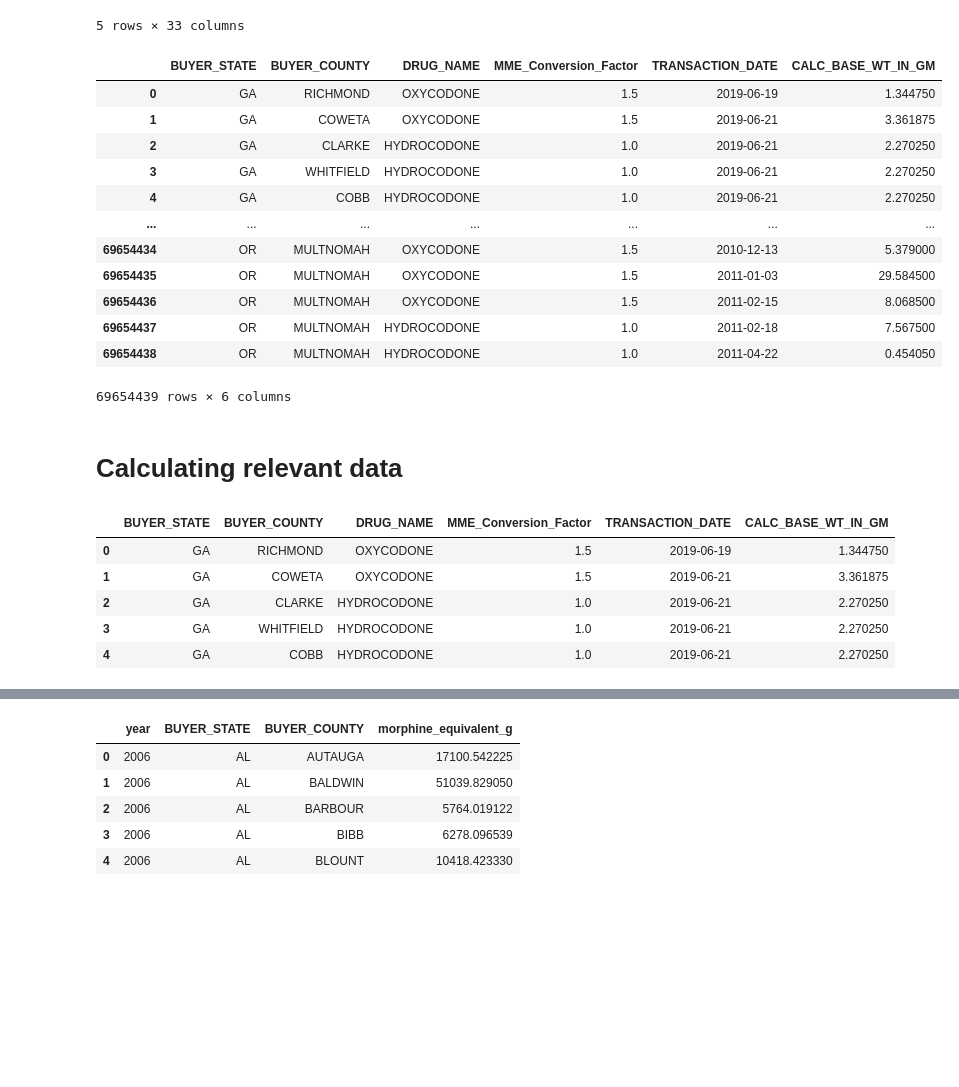
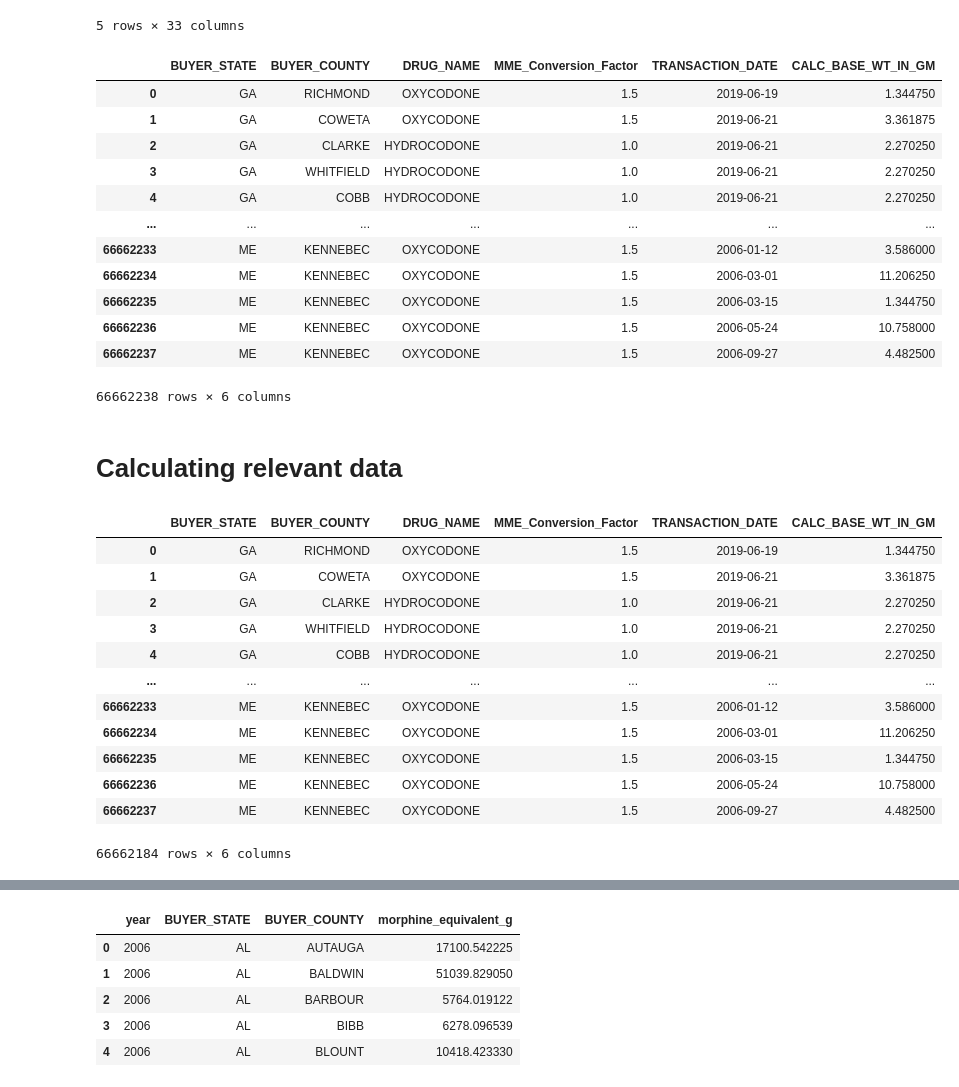
Before and after one commit to MIDS-at-Duke/opioids-2024-data-queens-king, a Jupyter notebook: Calc Opioid Shipments.ipynb, the cells around one changed output, grey strips where cells are left out. Saved outputs shown, nothing was run; the diff lists cells and outputs as text; code cells hidden in the pictures; blank space fills up the shorter version.

```diff
--- a/Calc Opioid Shipments.ipynb
+++ b/Calc Opioid Shipments.ipynb
@@ -39,7 +39,7 @@ variables_to_keep = [
 # Chunking
 chunk_size = 100000
 chunk_list = []
-states_to_keep = ["FL", "WA", "OR", "GA", "OK", "AL", "CO", "MN"]
+states_to_keep = ["FL", "WA", "OR", "GA", "OK", "AL", "CO", "ME"]
 
 
 # Read in chunks, filtering for Texas and relevant columns
@@ -62,27 +62,35 @@ df
 | 3 | GA | WHITFIELD | HYDROCODONE | 1.0 | 2019-06-21 | 2.270250 |
 | 4 | GA | COBB | HYDROCODONE | 1.0 | 2019-06-21 | 2.270250 |
 | ... | ... | ... | ... | ... | ... | ... |
-| 69654434 | OR | MULTNOMAH | OXYCODONE | 1.5 | 2010-12-13 | 5.379000 |
-| 69654435 | OR | MULTNOMAH | OXYCODONE | 1.5 | 2011-01-03 | 29.584500 |
-| 69654436 | OR | MULTNOMAH | OXYCODONE | 1.5 | 2011-02-15 | 8.068500 |
-| 69654437 | OR | MULTNOMAH | HYDROCODONE | 1.0 | 2011-02-18 | 7.567500 |
-| 69654438 | OR | MULTNOMAH | HYDROCODONE | 1.0 | 2011-04-22 | 0.454050 |
+| 66662233 | ME | KENNEBEC | OXYCODONE | 1.5 | 2006-01-12 | 3.586000 |
+| 66662234 | ME | KENNEBEC | OXYCODONE | 1.5 | 2006-03-01 | 11.206250 |
+| 66662235 | ME | KENNEBEC | OXYCODONE | 1.5 | 2006-03-15 | 1.344750 |
+| 66662236 | ME | KENNEBEC | OXYCODONE | 1.5 | 2006-05-24 | 10.758000 |
+| 66662237 | ME | KENNEBEC | OXYCODONE | 1.5 | 2006-09-27 | 4.482500 |
-69654439 rows × 6 columns
+66662238 rows × 6 columns
 # %% [markdown]
 # Calculating relevant data
 # %%
 # dropping NAs
 all = df[
-    df["BUYER_STATE"].isin(["FL", "WA", "OR", "GA", "OK", "AL", "CO", "MN"])
+    df["BUYER_STATE"].isin(["FL", "WA", "OR", "GA", "OK", "AL", "CO", "ME"])
 ].dropna()
 all.head(5)
+all
 # %% [output]
 |  | BUYER_STATE | BUYER_COUNTY | DRUG_NAME | MME_Conversion_Factor | TRANSACTION_DATE | CALC_BASE_WT_IN_GM |
 | 0 | GA | RICHMOND | OXYCODONE | 1.5 | 2019-06-19 | 1.344750 |
 | 1 | GA | COWETA | OXYCODONE | 1.5 | 2019-06-21 | 3.361875 |
 | 2 | GA | CLARKE | HYDROCODONE | 1.0 | 2019-06-21 | 2.270250 |
 | 3 | GA | WHITFIELD | HYDROCODONE | 1.0 | 2019-06-21 | 2.270250 |
 | 4 | GA | COBB | HYDROCODONE | 1.0 | 2019-06-21 | 2.270250 |
+| ... | ... | ... | ... | ... | ... | ... |
+| 66662233 | ME | KENNEBEC | OXYCODONE | 1.5 | 2006-01-12 | 3.586000 |
+| 66662234 | ME | KENNEBEC | OXYCODONE | 1.5 | 2006-03-01 | 11.206250 |
+| 66662235 | ME | KENNEBEC | OXYCODONE | 1.5 | 2006-03-15 | 1.344750 |
+| 66662236 | ME | KENNEBEC | OXYCODONE | 1.5 | 2006-05-24 | 10.758000 |
+| 66662237 | ME | KENNEBEC | OXYCODONE | 1.5 | 2006-09-27 | 4.482500 |
+66662184 rows × 6 columns
 # %%
 # Getting the year
 all["date"] = pd.to_datetime(
```
Also changed, not shown: parts of 2 cells of this notebook, 1 other file.
